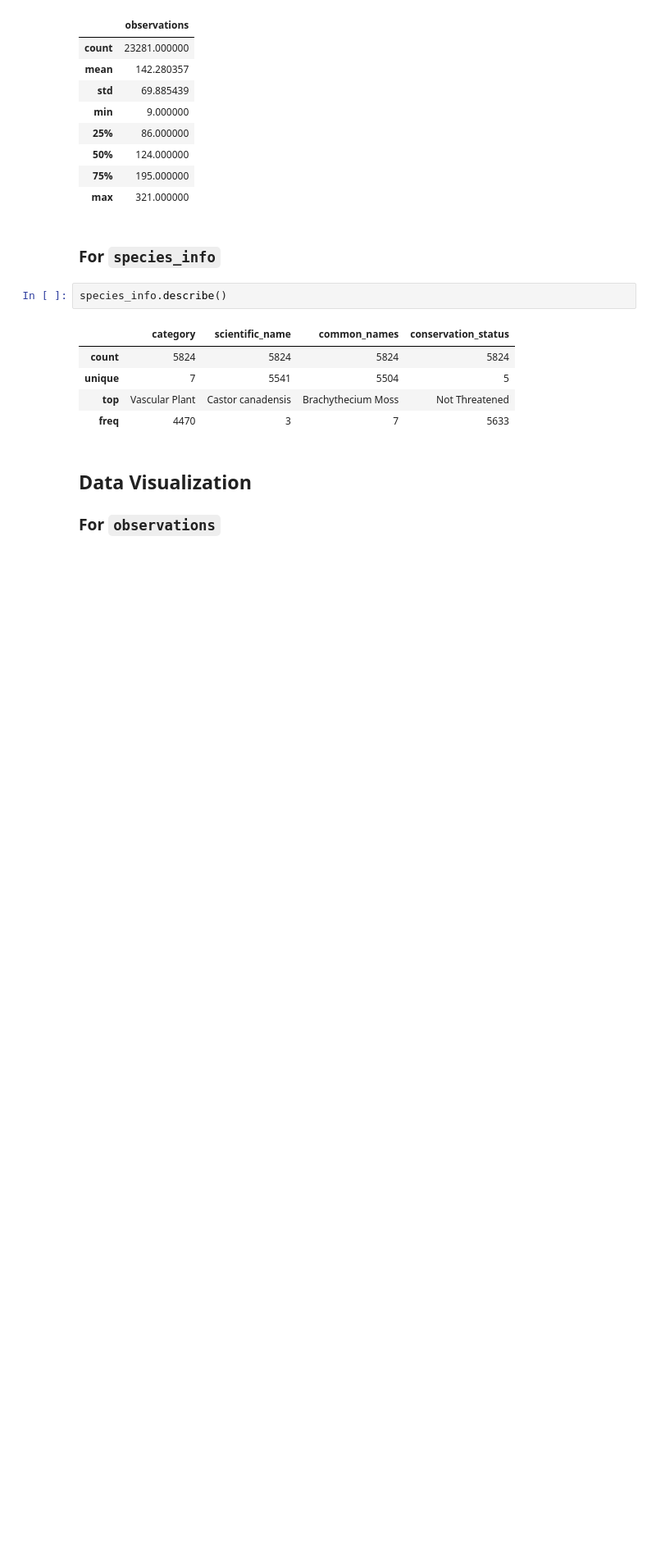
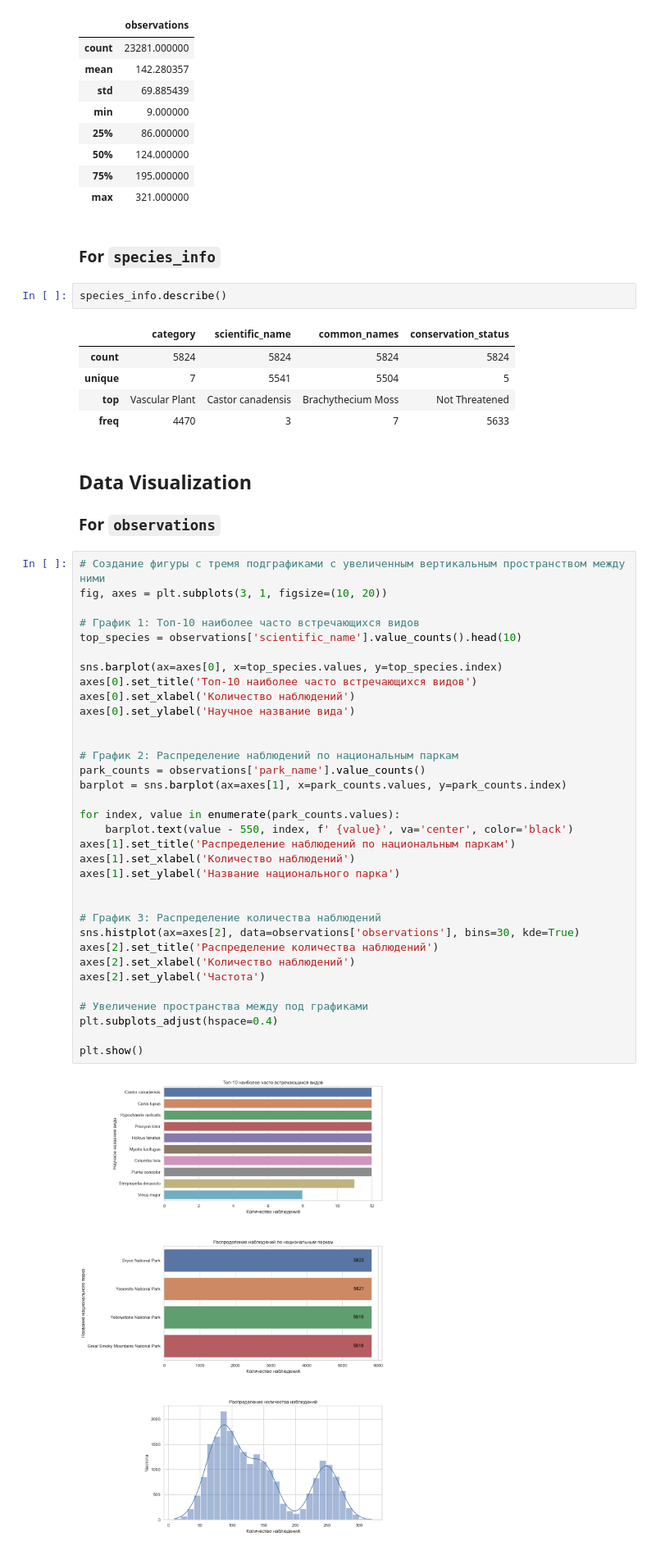
Before and after one commit to S0la1re/Biodiversity-in-National-Parks, a Jupyter notebook: biodiversity.ipynb, the cells around one changed output. Shown at 82% size. Cells and saved outputs as stored; diff of their text form; blank space fills up the shorter version.

```diff
--- a/biodiversity.ipynb
+++ b/biodiversity.ipynb
@@ -171,3 +171,39 @@ species_info.describe()
 ## <b> Data Visualization
 
 ### For `observations`
+# %%
+# Создание фигуры с тремя подграфиками с увеличенным вертикальным пространством между ними
+fig, axes = plt.subplots(3, 1, figsize=(10, 20))
+
+# График 1: Топ-10 наиболее часто встречающихся видов
+top_species = observations['scientific_name'].value_counts().head(10)
+
+sns.barplot(ax=axes[0], x=top_species.values, y=top_species.index)
+axes[0].set_title('Топ-10 наиболее часто встречающихся видов')
+axes[0].set_xlabel('Количество наблюдений')
+axes[0].set_ylabel('Научное название вида')
+
+
+# График 2: Распределение наблюдений по национальным паркам
+park_counts = observations['park_name'].value_counts()
+barplot = sns.barplot(ax=axes[1], x=park_counts.values, y=park_counts.index)
+
+for index, value in enumerate(park_counts.values):
+    barplot.text(value - 550, index, f' {value}', va='center', color='black')
+axes[1].set_title('Распределение наблюдений по национальным паркам')
+axes[1].set_xlabel('Количество наблюдений')
+axes[1].set_ylabel('Название национального парка')
+
+
+# График 3: Распределение количества наблюдений
+sns.histplot(ax=axes[2], data=observations['observations'], bins=30, kde=True)
+axes[2].set_title('Распределение количества наблюдений')
+axes[2].set_xlabel('Количество наблюдений')
+axes[2].set_ylabel('Частота')
+
+# Увеличение пространства между под графиками
+plt.subplots_adjust(hspace=0.4)
+
+plt.show()
+# %% [output]
+[figure, added]
```
